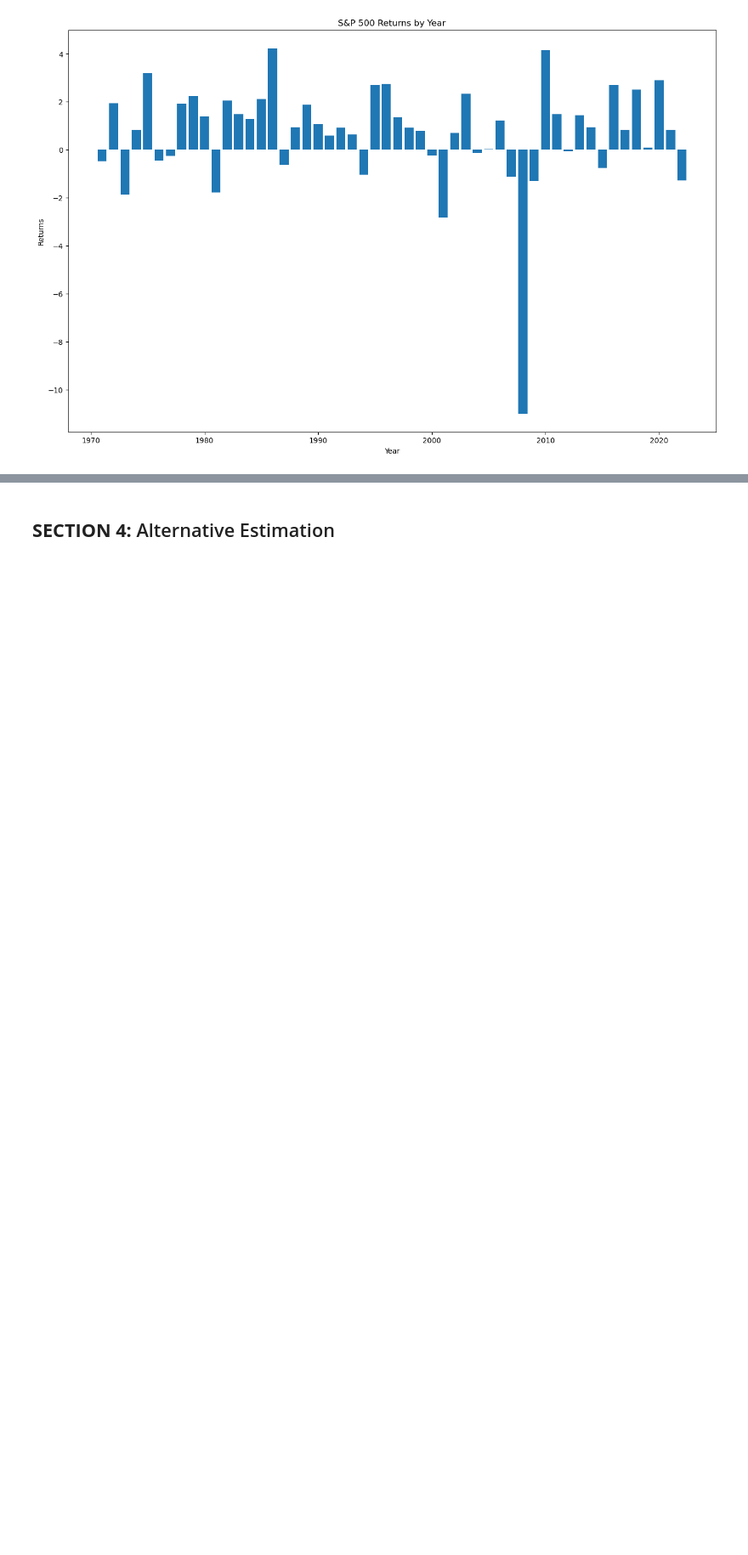
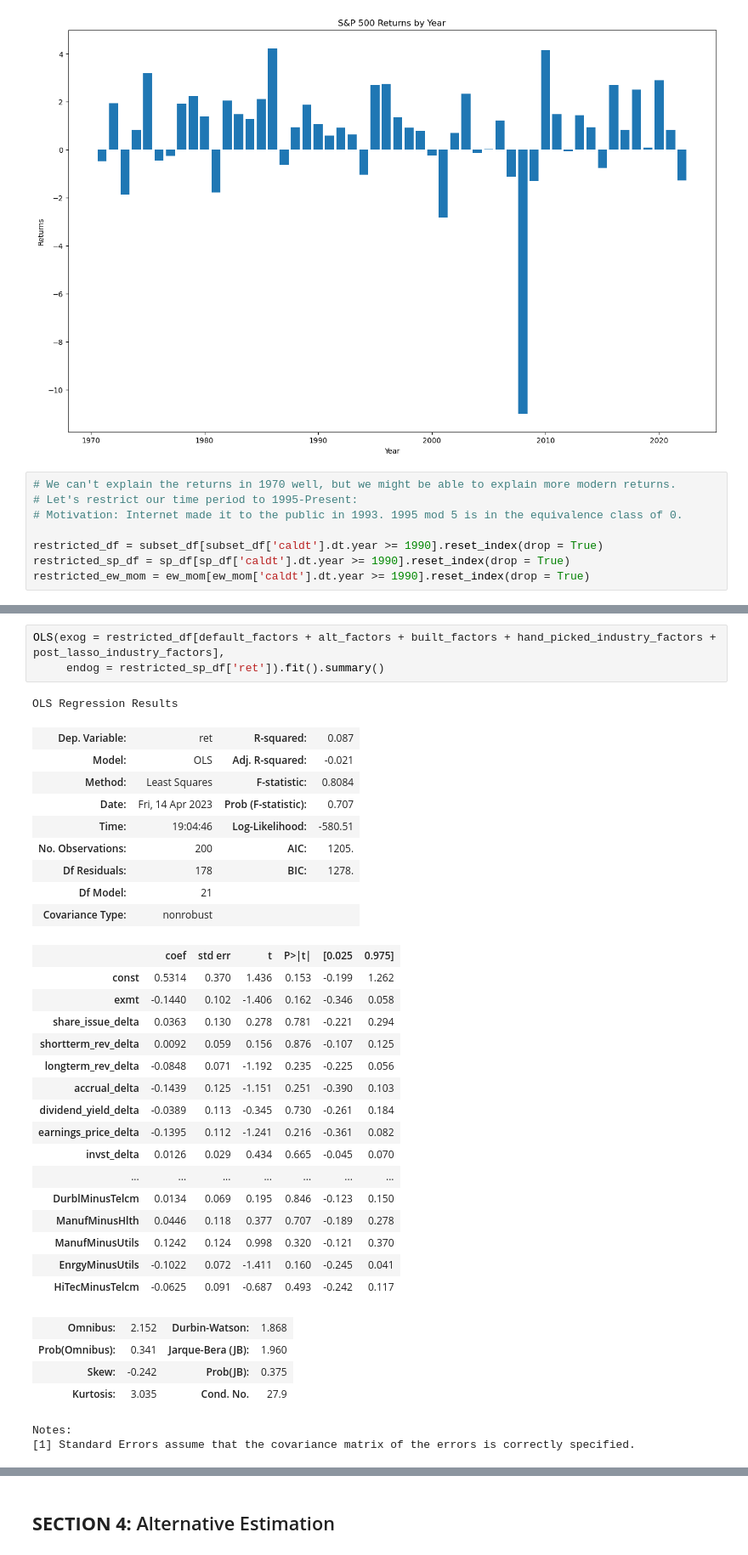
Before and after one commit to sethjpete/econ588project, a Jupyter notebook: final.ipynb, the cells around one changed output, grey strips where cells are left out. Shown at 85% size. Cells and saved outputs as stored; diff of their text form; blank space fills up the shorter version.

Commit message:
Building out quantile regression

```diff
--- a/final.ipynb
+++ b/final.ipynb
@@ -676,3 +678,11 @@ plt.ylabel('Returns')
 plt.show()
 # %% [output]
 [figure]
+# %%
+# We can't explain the returns in 1970 well, but we might be able to explain more modern returns.
+# Let's restrict our time period to 1995-Present:
+# Motivation: Internet made it to the public in 1993. 1995 mod 5 is in the equivalence class of 0.
+
+restricted_df = subset_df[subset_df['caldt'].dt.year >= 1990].reset_index(drop = True)
+restricted_sp_df = sp_df[sp_df['caldt'].dt.year >= 1990].reset_index(drop = True)
+restricted_ew_mom = ew_mom[ew_mom['caldt'].dt.year >= 1990].reset_index(drop = True)
@@ -678,0 +716,36 @@ plt.show()
+# %%
+OLS(exog = restricted_df[default_factors + alt_factors + built_factors + hand_picked_industry_factors + post_lasso_industry_factors],
+     endog = restricted_sp_df['ret']).fit().summary()
+# %% [output]
+OLS Regression Results
+| Dep. Variable: | ret | R-squared: | 0.087 |
+| Model: | OLS | Adj. R-squared: | -0.021 |
+| Method: | Least Squares | F-statistic: | 0.8084 |
+| Date: | Fri, 14 Apr 2023 | Prob (F-statistic): | 0.707 |
+| Time: | 19:04:46 | Log-Likelihood: | -580.51 |
+| No. Observations: | 200 | AIC: | 1205. |
+| Df Residuals: | 178 | BIC: | 1278. |
+| Df Model: | 21 |  |  |
+| Covariance Type: | nonrobust |  |  |
+|  | coef | std err | t | P>|t| | [0.025 | 0.975] |
+| const | 0.5314 | 0.370 | 1.436 | 0.153 | -0.199 | 1.262 |
+| exmt | -0.1440 | 0.102 | -1.406 | 0.162 | -0.346 | 0.058 |
+| share_issue_delta | 0.0363 | 0.130 | 0.278 | 0.781 | -0.221 | 0.294 |
+| shortterm_rev_delta | 0.0092 | 0.059 | 0.156 | 0.876 | -0.107 | 0.125 |
+| longterm_rev_delta | -0.0848 | 0.071 | -1.192 | 0.235 | -0.225 | 0.056 |
+| accrual_delta | -0.1439 | 0.125 | -1.151 | 0.251 | -0.390 | 0.103 |
+| dividend_yield_delta | -0.0389 | 0.113 | -0.345 | 0.730 | -0.261 | 0.184 |
+| earnings_price_delta | -0.1395 | 0.112 | -1.241 | 0.216 | -0.361 | 0.082 |
+| invst_delta | 0.0126 | 0.029 | 0.434 | 0.665 | -0.045 | 0.070 |
+| ... | ... | ... | ... | ... | ... | ... |
+| DurblMinusTelcm | 0.0134 | 0.069 | 0.195 | 0.846 | -0.123 | 0.150 |
+| ManufMinusHlth | 0.0446 | 0.118 | 0.377 | 0.707 | -0.189 | 0.278 |
+| ManufMinusUtils | 0.1242 | 0.124 | 0.998 | 0.320 | -0.121 | 0.370 |
+| EnrgyMinusUtils | -0.1022 | 0.072 | -1.411 | 0.160 | -0.245 | 0.041 |
+| HiTecMinusTelcm | -0.0625 | 0.091 | -0.687 | 0.493 | -0.242 | 0.117 |
+| Omnibus: | 2.152 | Durbin-Watson: | 1.868 |
+| Prob(Omnibus): | 0.341 | Jarque-Bera (JB): | 1.960 |
+| Skew: | -0.242 | Prob(JB): | 0.375 |
+| Kurtosis: | 3.035 | Cond. No. | 27.9 |
+Notes:
+[1] Standard Errors assume that the covariance matrix of the errors is correctly specified.
```
Also changed, not shown: parts of 14 cells of this notebook.
